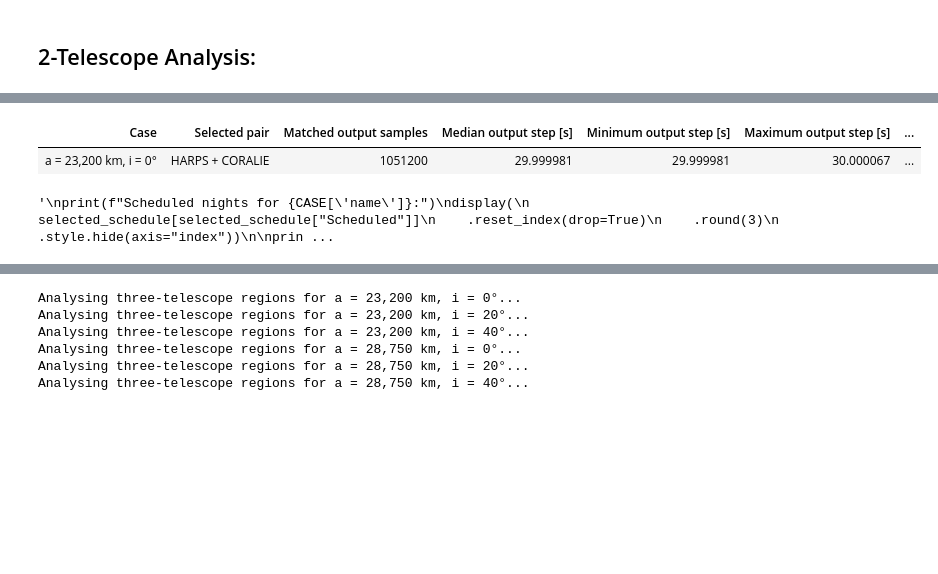
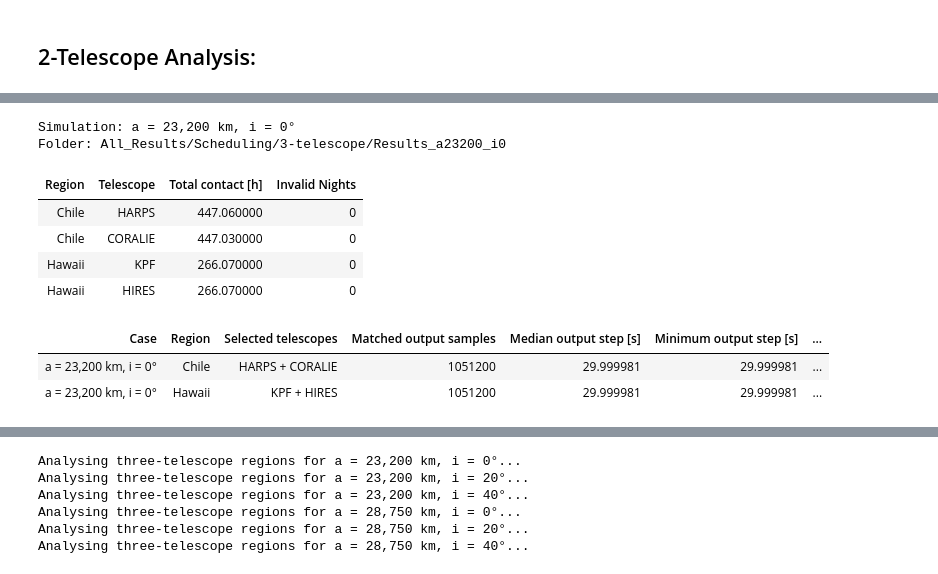
Before and after one commit to pscleo/NuAncestor, a Jupyter notebook: FreeFlyer/scheduling.ipynb, the cells around one changed output, grey strips where cells are left out. Drawn from its saved outputs; the diff is of its cells as text; code cells hidden in the pictures; blank space fills up the shorter version.

```diff
--- a/FreeFlyer/scheduling.ipynb
+++ b/FreeFlyer/scheduling.ipynb
@@ -697,35 +477,50 @@ def analyse_case(case):
 
     return summary, schedule
 # %%
-summary, selected_schedule = analyse_case(CASE)
-scheduling_summary = pd.DataFrame([summary])
+# Run the main analysis and display the individual and joint summaries
 
-display(
-    scheduling_summary
-    .style.hide(axis="index"))
+simulation_summary = create_simulation_summary(CASE)
+print(f"\nSimulation: {CASE['name']}")
+print(f"Folder: {BASE / CASE['folder']}")
+display(simulation_summary.style.hide(axis="index"))
+
+selected_schedules = {}
+selected_summaries = []
+
+for region_name in TWO_TELESCOPE_REGIONS:
+    summary, schedule = analyse_case(CASE, region_name)
+    selected_summaries.append(summary)
+    selected_schedules[region_name] = schedule
+
+scheduling_summary = pd.DataFrame(selected_summaries)
+display(scheduling_summary.style.hide(axis="index"))
+
+# Keep the original single-schedule variable available for Chile
+summary = selected_summaries[0]
+selected_schedule = selected_schedules["Chile"]
 # %% [output]
+Simulation: a = 23,200 km, i = 0°
+Folder: All_Results/Scheduling/3-telescope/Results_a23200_i0
-| Case | Selected pair | Matched output samples | Median output step [s] | Minimum output step [s] | Maximum output step [s] | ... |
-| a = 23,200 km, i = 0° | HARPS + CORALIE | 1051200 | 29.999981 | 29.999981 | 30.000067 | ... |
+| Region | Telescope | Total contact [h] | Invalid Nights |
+| Chile | HARPS | 447.060000 | 0 |
+| Chile | CORALIE | 447.030000 | 0 |
+| Hawaii | KPF | 266.070000 | 0 |
+| Hawaii | HIRES | 266.070000 | 0 |
+| Case | Region | Selected telescopes | Matched output samples | Median output step [s] | Minimum output step [s] | ... |
+| a = 23,200 km, i = 0° | Chile | HARPS + CORALIE | 1051200 | 29.999981 | 29.999981 | ... |
+| a = 23,200 km, i = 0° | Hawaii | KPF + HIRES | 1051200 | 29.999981 | 29.999981 | ... |
 # %%
-# Run the main analysis and display
+# Display scheduled and joint-infeasible nights if required
 
-"""
-print(f"Scheduled nights for {CASE['name']}:")
-display(
-    selected_schedule[selected_schedule["Scheduled"]]
-    .reset_index(drop=True)
-    .round(3)
-    .style.hide(axis="index"))
+SHOW_NIGHT_TABLES = False
 
-print("\nNights where a joint schedule is not possible:")
-display(
-    selected_schedule[~selected_schedule["Joint schedule feasible"]]
-    .reset_index(drop=True)
-    .round(3)
-    .style.hide(axis="index"))
-"""
+if SHOW_NIGHT_TABLES:
+    for region_name, schedule in selected_schedules.items():
+        print(f"Scheduled nights for {region_name}: {CASE['name']}")
+        display(schedule[schedule["Scheduled"]].reset_index(drop=True).round(3).style.hide(axis="index"))
+
+        print(f"\nNights where a joint schedule is not possible for {region_name}:")
+        display(schedule[~schedule["Joint schedule feasible"]].reset_index(drop=True).round(3).style.hide(axis="index"))
-# %% [output]
-'\nprint(f"Scheduled nights for {CASE[\'name\']}:")\ndisplay(\n    selected_schedule[selected_schedule["Scheduled"]]\n    .reset_index(drop=True)\n    .round(3)\n    .style.hide(axis="index"))\n\nprin ...
 # %%
 # Save CSV tables
 
```
Also changed, not shown: parts of 30 cells of this notebook, 3 other files.
